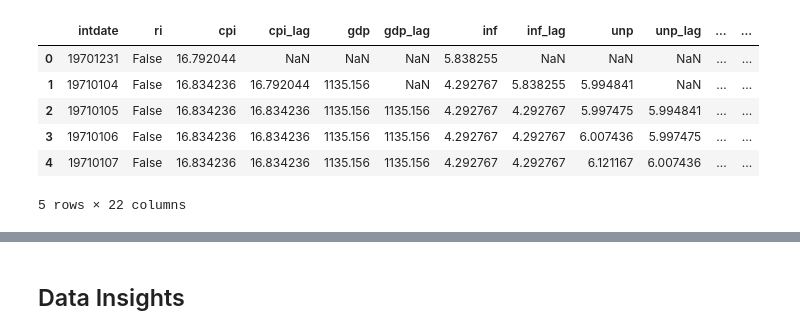
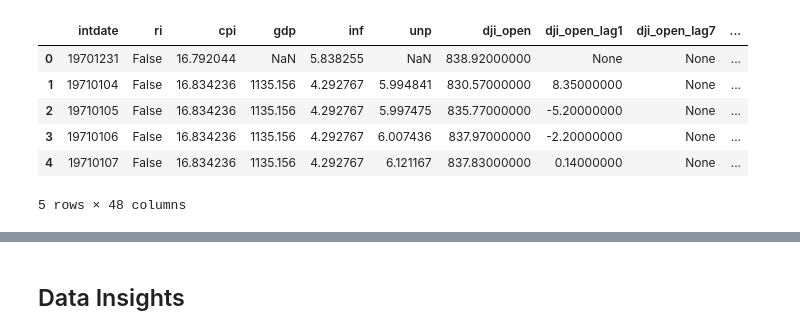
Before and after one commit to UCB-Extension-Team-6-Final-2020/Predictive-Market-Analyzer, a Jupyter notebook: finalPjt-wk3.ipynb, the cells around one changed output, grey strips where cells are left out. Cells and saved outputs as stored; diff of their text form; code cells hidden in the pictures.

```diff
--- a/finalPjt-wk3.ipynb
+++ b/finalPjt-wk3.ipynb
@@ -40,56 +40,76 @@ Base = automap_base()
 # reflect an existing database into a new model
 Base.prepare(engine, reflect=True)
 
-# reflect the tables
-us_data = Base.classes.us_data_df_v2
-#us_data = Base.classes.us_data_df_v2_lag7
-#us_data = Base.classes.us_data_df_v2_lag14
-#us_data = Base.classes.us_data_df_v2_lag30
-#us_data = Base.classes.us_data_df_v2_lag90
-#us_data = Base.classes.us_data_df_v2_lag365
-#Historical_Price = Base.classes.historical_price_by_day
+# reflect the table
+us_data = Base.classes.us_data_df_v3
 # %%
 # Create our session (link) from Python to the DB
 session = Session(engine)
 # %%
 #create df from Recession_Indicator table
 results = []
 
 results = session.query(us_data.intdate, \
                         us_data.ri, \
                         us_data.cpi, \
-                        us_data.cpi_lag, \
                         us_data.gdp, \
-                        us_data.gdp_lag, \
                         us_data.inf, \
-                        us_data.inf_lag, \
                         us_data.unp, \
-                        us_data.unp_lag, \
                         us_data.dji_open, \
-                        us_data.dji_open_lag, \
+                        us_data.dji_open_lag1, \
+                        us_data.dji_open_lag7, \
+                        us_data.dji_open_lag14, \
+                        us_data.dji_open_lag30, \
+                        us_data.dji_open_lag90, \
+                        us_data.dji_open_lag365, \
                         us_data.dji_close, \
-                        us_data.dji_close_lag, \
+                        us_data.dji_close_lag1, \
+                        us_data.dji_close_lag7, \
+                        us_data.dji_close_lag14, \
+                        us_data.dji_close_lag30, \
+                        us_data.dji_close_lag90, \
+                        us_data.dji_close_lag365, \
                         us_data.dji_opcl_diff, \
-                        us_data.dji_opcl_lag, \
+                        us_data.dji_opcl_diff_lag1, \
+                        us_data.dji_opcl_diff_lag7, \
+                        us_data.dji_opcl_diff_lag14, \
+                        us_data.dji_opcl_diff_lag30, \
+                        us_data.dji_opcl_diff_lag90, \
+                        us_data.dji_opcl_diff_lag365, \
                         us_data.dji_high, \
-                        us_data.dji_high_lag, \
+                        us_data.dji_high_lag1, \
+                        us_data.dji_high_lag7, \
+                        us_data.dji_high_lag14, \
+                        us_data.dji_high_lag30, \
+                        us_data.dji_high_lag90, \
+                        us_data.dji_high_lag365, \
                         us_data.dji_low, \
-                        us_data.dji_low_lag, \
+                        us_data.dji_low_lag1, \
+                        us_data.dji_low_lag7, \
+                        us_data.dji_low_lag14, \
+                        us_data.dji_low_lag30, \
+                        us_data.dji_low_lag90, \
+                        us_data.dji_low_lag365, \
                         us_data.dji_hilo_diff, \
-                        us_data.dji_hilo_lag
-                        )
+                        us_data.dji_hilo_diff_lag1, \
+                        us_data.dji_hilo_diff_lag7, \
+                        us_data.dji_hilo_diff_lag14, \
+                        us_data.dji_hilo_diff_lag30, \
+                        us_data.dji_hilo_diff_lag90, \
+                        us_data.dji_hilo_diff_lag365
+                       )
 
 
 data_df = pd.DataFrame(results)
 data_df.head()
 # %% [output]
-|  | intdate | ri | cpi | cpi_lag | gdp | gdp_lag | inf | inf_lag | unp | unp_lag | ... | ... |
-| 0 | 19701231 | False | 16.792044 | NaN | NaN | NaN | 5.838255 | NaN | NaN | NaN | ... | ... |
-| 1 | 19710104 | False | 16.834236 | 16.792044 | 1135.156 | NaN | 4.292767 | 5.838255 | 5.994841 | NaN | ... | ... |
-| 2 | 19710105 | False | 16.834236 | 16.834236 | 1135.156 | 1135.156 | 4.292767 | 4.292767 | 5.997475 | 5.994841 | ... | ... |
-| 3 | 19710106 | False | 16.834236 | 16.834236 | 1135.156 | 1135.156 | 4.292767 | 4.292767 | 6.007436 | 5.997475 | ... | ... |
-| 4 | 19710107 | False | 16.834236 | 16.834236 | 1135.156 | 1135.156 | 4.292767 | 4.292767 | 6.121167 | 6.007436 | ... | ... |
+|  | intdate | ri | cpi | gdp | inf | unp | dji_open | dji_open_lag1 | dji_open_lag7 | ... |
+| 0 | 19701231 | False | 16.792044 | NaN | 5.838255 | NaN | 838.92000000 | None | None | ... |
+| 1 | 19710104 | False | 16.834236 | 1135.156 | 4.292767 | 5.994841 | 830.57000000 | 8.35000000 | None | ... |
+| 2 | 19710105 | False | 16.834236 | 1135.156 | 4.292767 | 5.997475 | 835.77000000 | -5.20000000 | None | ... |
+| 3 | 19710106 | False | 16.834236 | 1135.156 | 4.292767 | 6.007436 | 837.97000000 | -2.20000000 | None | ... |
+| 4 | 19710107 | False | 16.834236 | 1135.156 | 4.292767 | 6.121167 | 837.83000000 | 0.14000000 | None | ... |
-5 rows × 22 columns
+5 rows × 48 columns
 # %%
 # CSV Import our input dataset
 #data_df = pd.read_csv('us_data_df_v2.csv')
```
Also changed, not shown: parts of 24 cells of this notebook, 2 other files.
